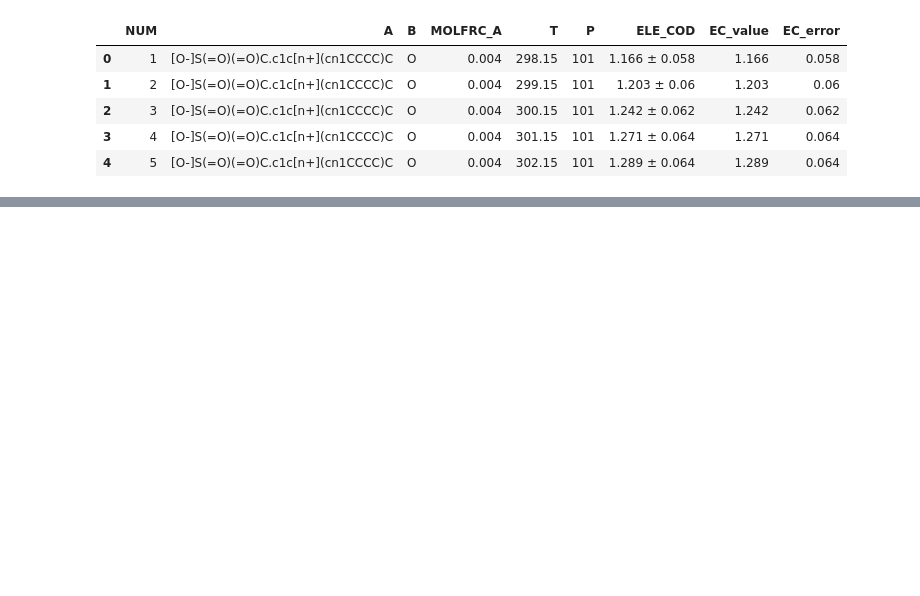
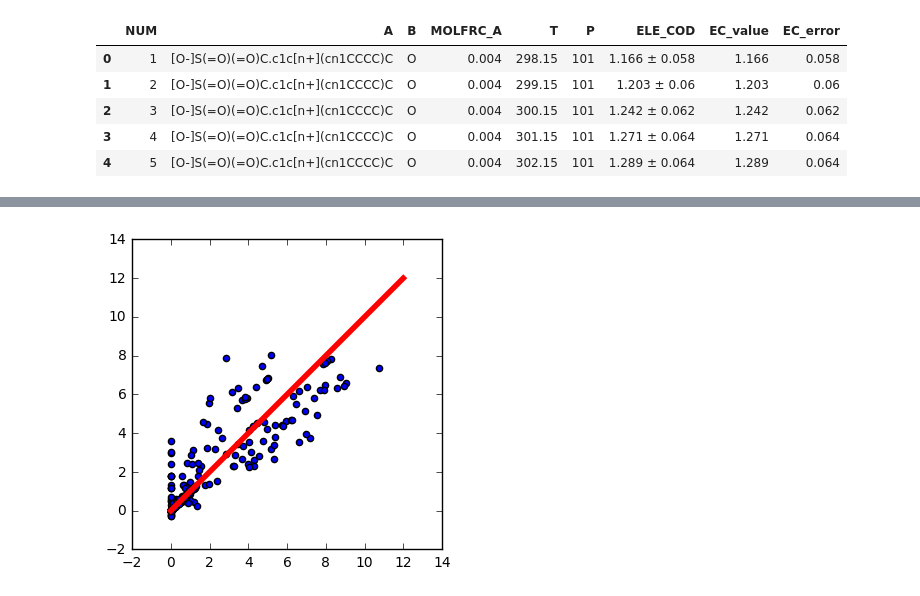
Before and after one commit to joekasp/ionic_liquids, a Jupyter notebook: ionic_liquids/datasets/Molecular Descriptors.ipynb, the cells around one changed output, grey strips where cells are left out. Cells and saved outputs as stored; diff of their text form; code cells hidden in the pictures; blank space fills up the shorter version.

```diff
--- a/ionic_liquids/datasets/Molecular Descriptors.ipynb
+++ b/ionic_liquids/datasets/Molecular Descriptors.ipynb
@@ -79,0 +90,11 @@ ValueError: First argument must be a sequence
+# %%
+#SVR
+svr = SVR(kernel='rbf', degree=3, gamma='auto', coef0=0.0, tol=0.001, C=1.0, epsilon=0.01, shrinking=True, cache_size=200, verbose=False, max_iter=-1)
+svr.fit(X_train,y_train)
+
+plt.figure(figsize=(4,4))
+plt.scatter(y_test.values.astype(np.float), svr.predict(X_test))
+plt.plot([0,12],[0,12],lw=4,c = 'r')
+plt.show()
+# %% [output]
+[figure, added]
```
Also changed, not shown: parts of 9 cells of this notebook.
